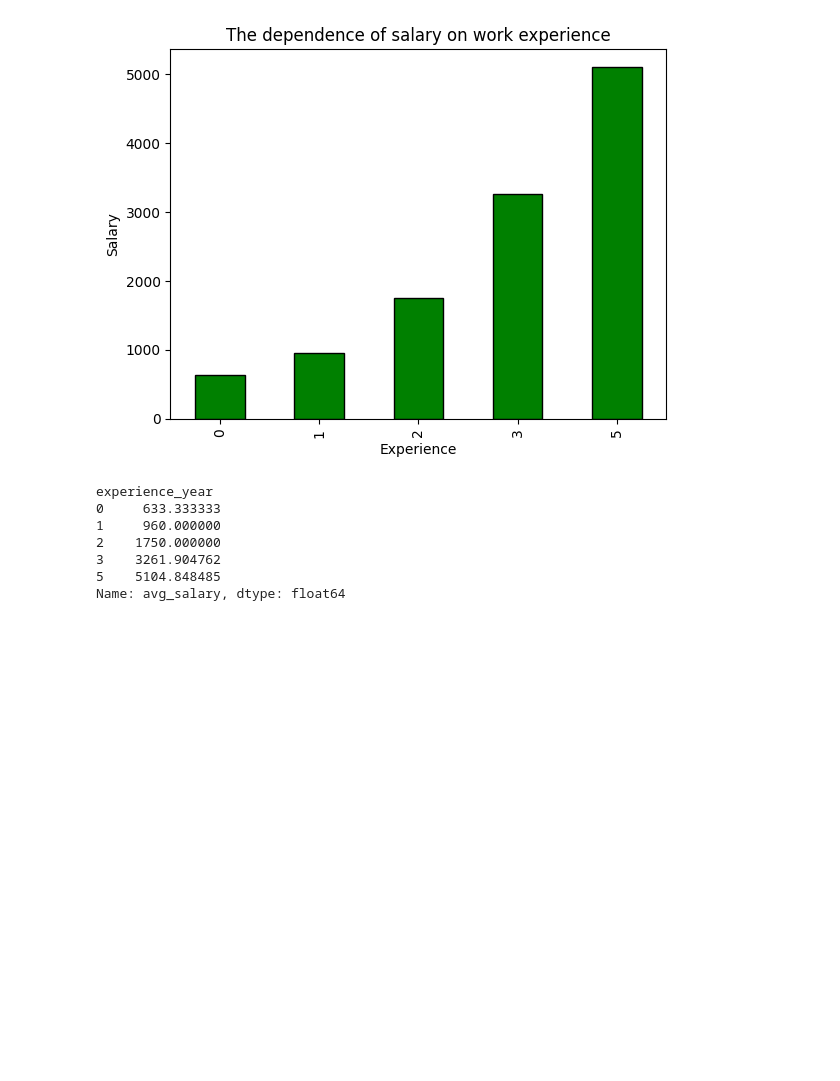
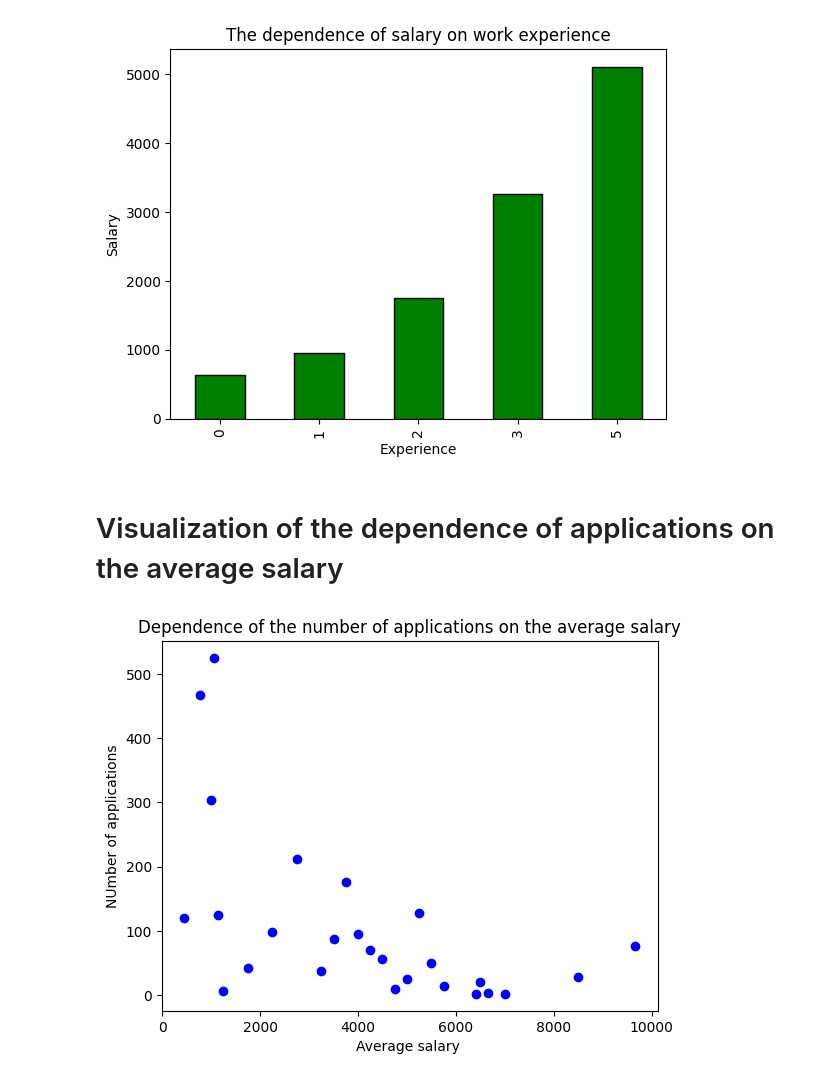
Before and after one commit to innyshka/scrape-djinni, a Jupyter notebook: analytics/vacansies_analytics.ipynb, the cells around one changed output. Drawn from its saved outputs; the diff is of its cells as text; code cells hidden in the pictures; blank space fills up the shorter version.

Commit message:
built diagram for Dependence of the number of applications on the average salary

```diff
--- a/analytics/vacansies_analytics.ipynb
+++ b/analytics/vacansies_analytics.ipynb
@@ -114,13 +114,15 @@ experience_salary.plot.bar(
 plt.show()
 # %% [output]
 [figure]
-# %%
-experience_salary
-# %% [output]
-experience_year
-0     633.333333
-1     960.000000
-2    1750.000000
-3    3261.904762
-5    5104.848485
-Name: avg_salary, dtype: float64
+# %% [markdown]
+# Visualization of the dependence of applications on the average salary
+# %%
+applications_salary = vacancies.groupby("avg_salary")["applications"].sum()
+
+plt.scatter(applications_salary.index, applications_salary.values, color="blue")
+plt.title("Dependence of the number of applications on the average salary")
+plt.xlabel("Average salary ")
+plt.ylabel("NUmber of applications")
+plt.show()
+# %% [output]
+[figure, added]
```
Also changed, not shown: parts of 1 cell of this notebook.
